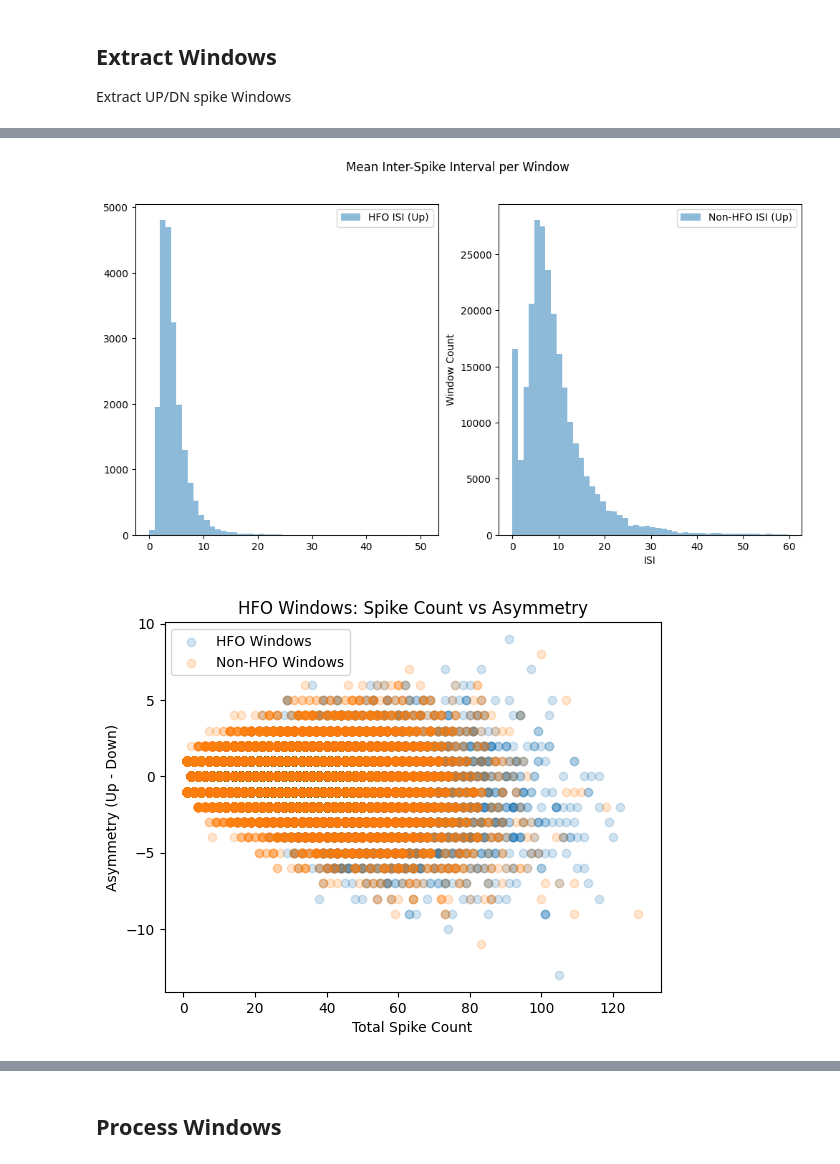
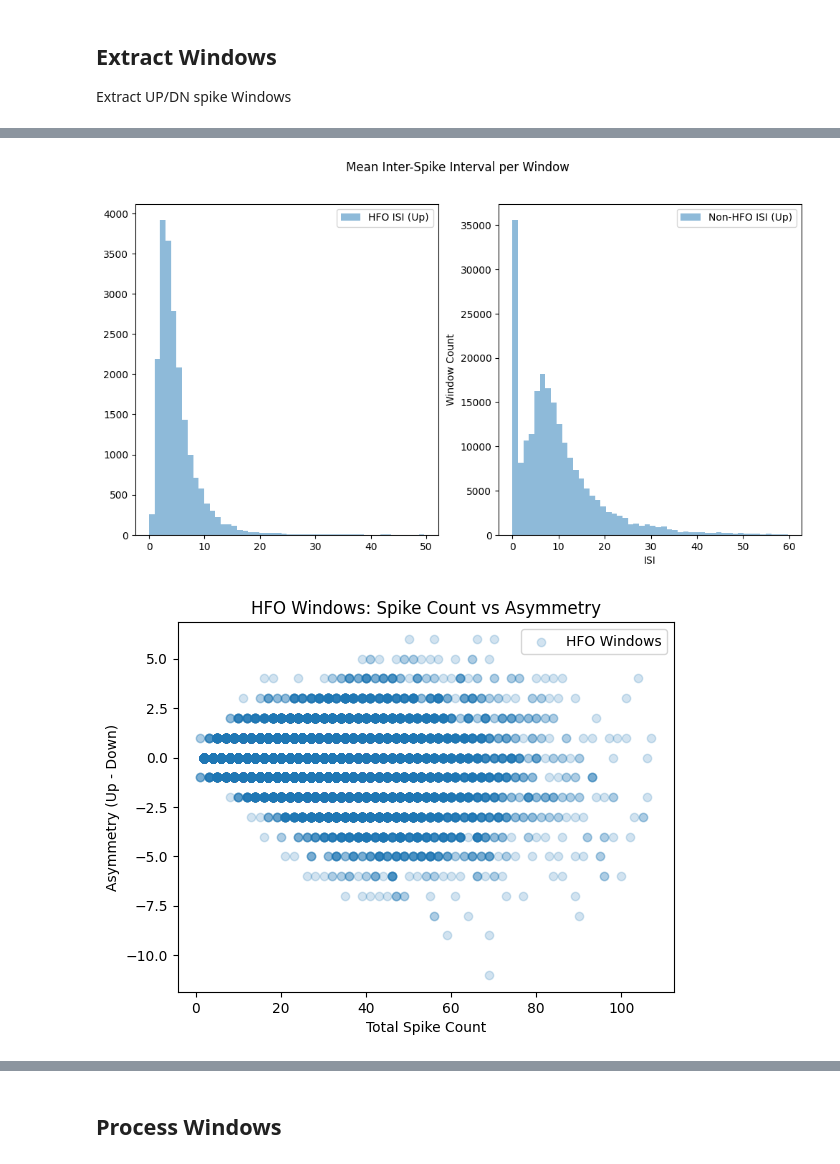
Before and after one commit to pedrofurrix/LAVA_SNN_ripples, a Jupyter notebook: extract_Nripples/train_pedro/evaluate_data.ipynb, the cells around one changed output, grey strips where cells are left out. Saved outputs shown, nothing was run; the diff lists cells and outputs as text; code cells hidden in the pictures.

Commit message:
changes-windowed_train

```diff
--- a/extract_Nripples/train_pedro/evaluate_data.ipynb
+++ b/extract_Nripples/train_pedro/evaluate_data.ipynb
@@ -19,18 +19,18 @@ c:\Users\Pc\Documents\Tese\LAVA_SNN_ripples
 # %%
 # parent = r"C:\__NeuroSpark_Liset_Dataset__\neurospark_mat\CNN_TRAINING_SESSIONS" # Modify this to your data path folder
-# parent = r"C:\__NeuroSpark_Liset_Dataset__\neurospark_mat\Download_from_paper" # Modify this to your data path folder
+parent = r"C:\__NeuroSpark_Liset_Dataset__\neurospark_mat\Download_from_paper" # Modify this to your data path folder
 # parent=r"E:\neurospark_mat\CNN_TRAINING_SESSIONS"
-parent=r"E:\neurospark_mat\Download_from_paper"
+# parent=r"E:\neurospark_mat\Download_from_paper"
 
 bandpass=[100,250]
 downsampled_fs =30000 # Downsampled frequency
 factor=downsampled_fs//1000
 time_max=120
-window_size=0.05
+window_size=0.1
 sample_ratio=0.25
 scaling_factor=1
-refractory=0
-percentile=True
+refractory=0.0003
+percentile=False
 fraction=0.8
 # %%
 dt=1  # Time step in milliseconds (1 ms)
@@ -333,21 +351,21 @@ plt.xlabel('ISI')
 plt.ylabel('Window Count')
 plt.show()
 # %% [output]
-[figure, old version]
+[figure, new version]
 # %%
 # Evaluate HFO windows
 asymmetry_hfos = (hfo_up_counts - hfo_down_counts)
 asymmetry_nonhfos = nonhfo_up_counts - nonhfo_down_counts
 
 plt.scatter(og_total_hfo_counts,asymmetry_hfos , alpha=0.2, label='HFO Windows')
-plt.scatter(og_total_nonhfo_counts,asymmetry_nonhfos, alpha=0.2, label='Non-HFO Windows')
+# plt.scatter(og_total_nonhfo_counts,asymmetry_nonhfos, alpha=0.2, label='Non-HFO Windows')
 plt.xlabel('Total Spike Count')
 plt.ylabel('Asymmetry (Up - Down)')
 plt.title('HFO Windows: Spike Count vs Asymmetry')
 plt.legend()
 plt.show()
 # %% [output]
-[figure, old version]
+[figure, new version]
 # %%
 plt.scatter(og_total_hfo_counts,windowed_gt_hfo, alpha=0.2, label='HFO Windows')
 plt.scatter(og_total_nonhfo_counts,windowed_gt_non_hfo, alpha=0.2, label='Non-HFO Windows')
```
Also changed, not shown: parts of 36 cells of this notebook, 2 other files.
